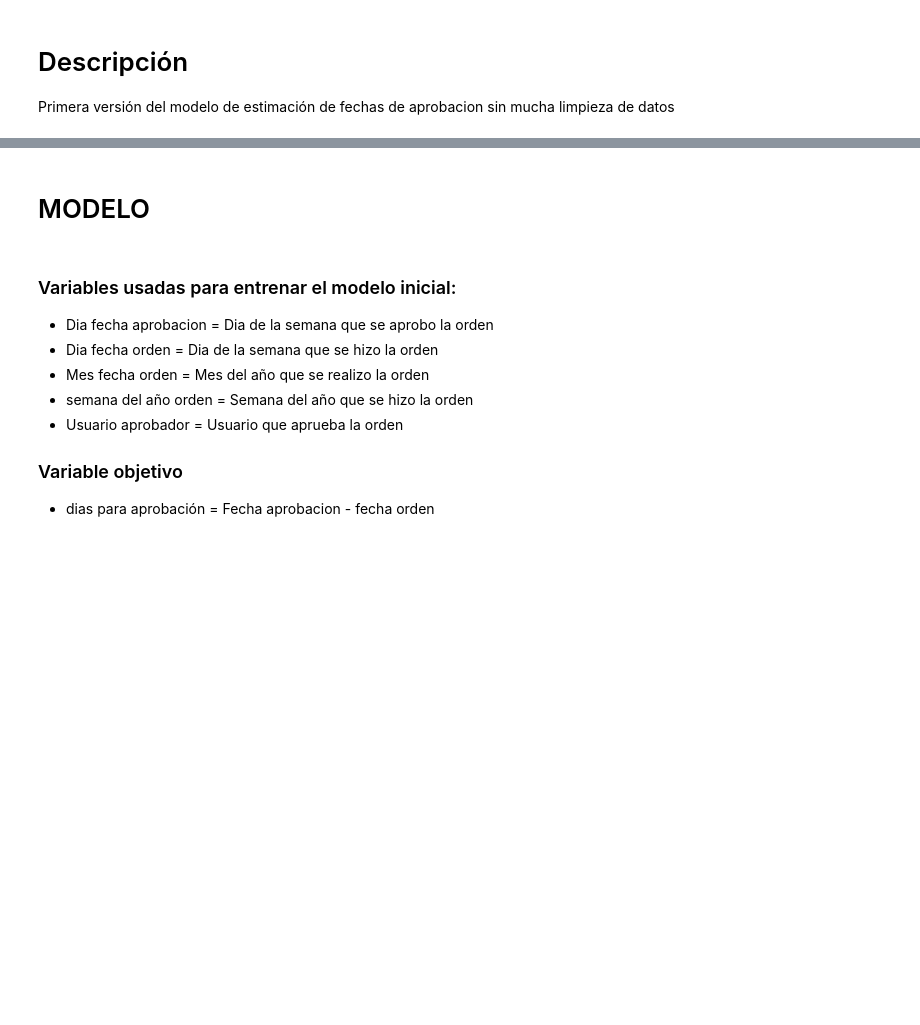
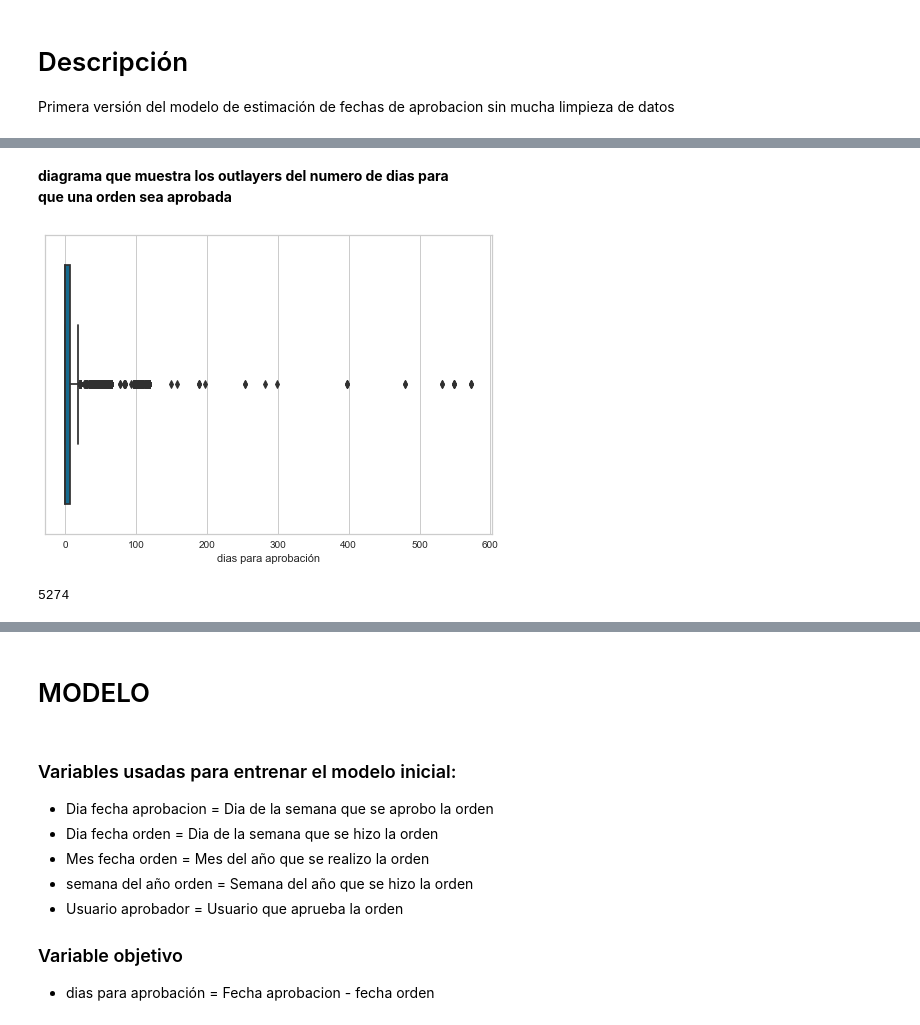
Before and after one commit to flopezr2/ML-RetoDS-EAFIT-G6, a Jupyter notebook: sprint_2/Modelo_V1_FechasAprobacion.ipynb, the cells around one changed output, grey strips where cells are left out. Cells and saved outputs as stored; diff of their text form; code cells hidden in the pictures; blank space fills up the shorter version.

```diff
--- a/sprint_2/Modelo_V1_FechasAprobacion.ipynb
+++ b/sprint_2/Modelo_V1_FechasAprobacion.ipynb
@@ -51,0 +96,12 @@ df['dias para aprobación']=(df['FECHA APROBACION']-df['FECHA ORDEN']).dt.days
+# %% [markdown]
+**diagrama que muestra los outlayers del numero de dias para \
+que una orden sea aprobada**
+# %%
+sns.boxplot(x=df['dias para aprobación']);
+# %% [output]
+[figure, added]
+# %%
+"""Cantidad de datos donde los dias de aprobación estan por arriba del tercer quantil"""
+(df['dias para aprobación']>df['dias para aprobación'].quantile(0.75)).sum()
+# %% [output]
+5274
```
Also changed, not shown: parts of 23 cells of this notebook, 18 other files.
